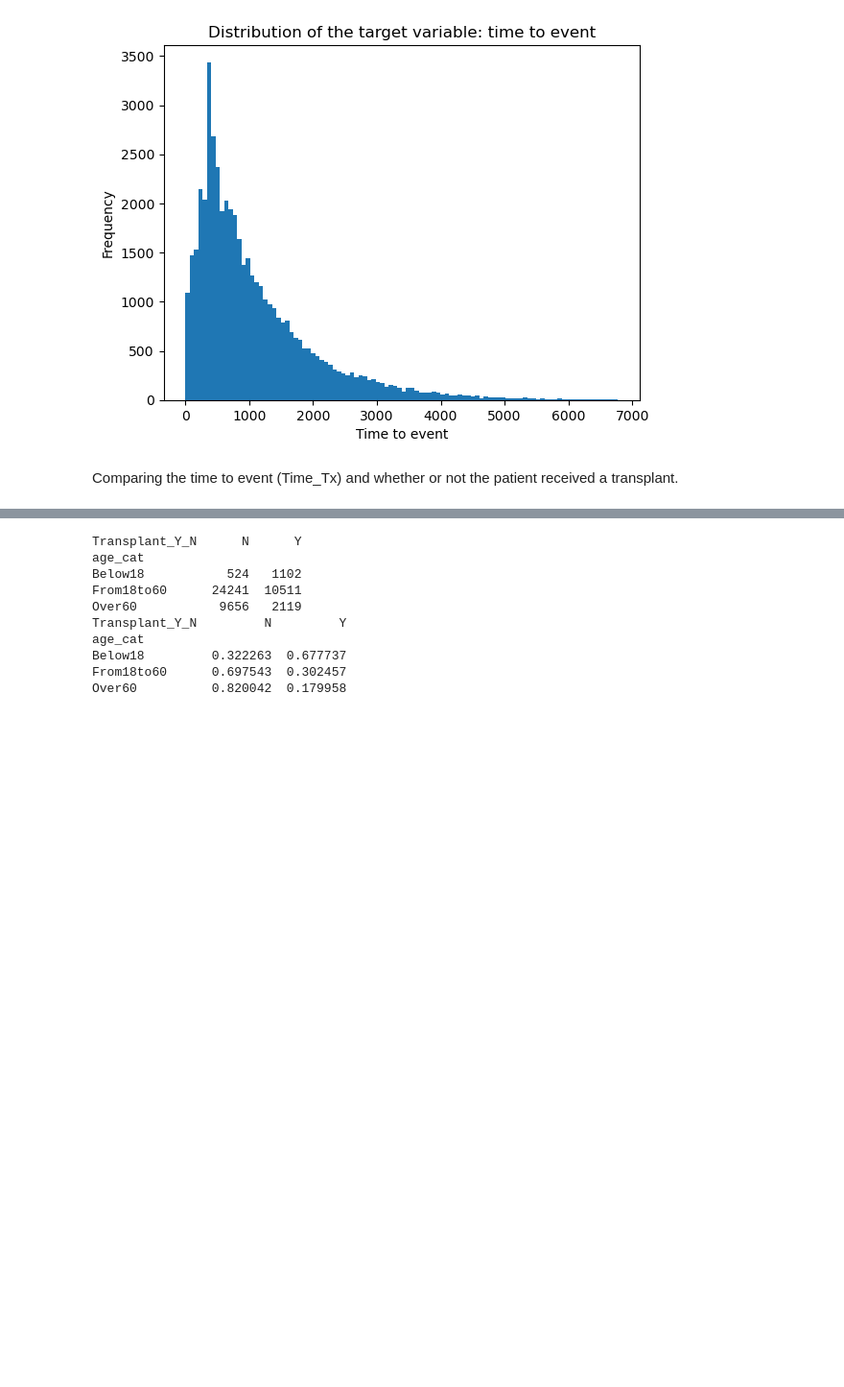
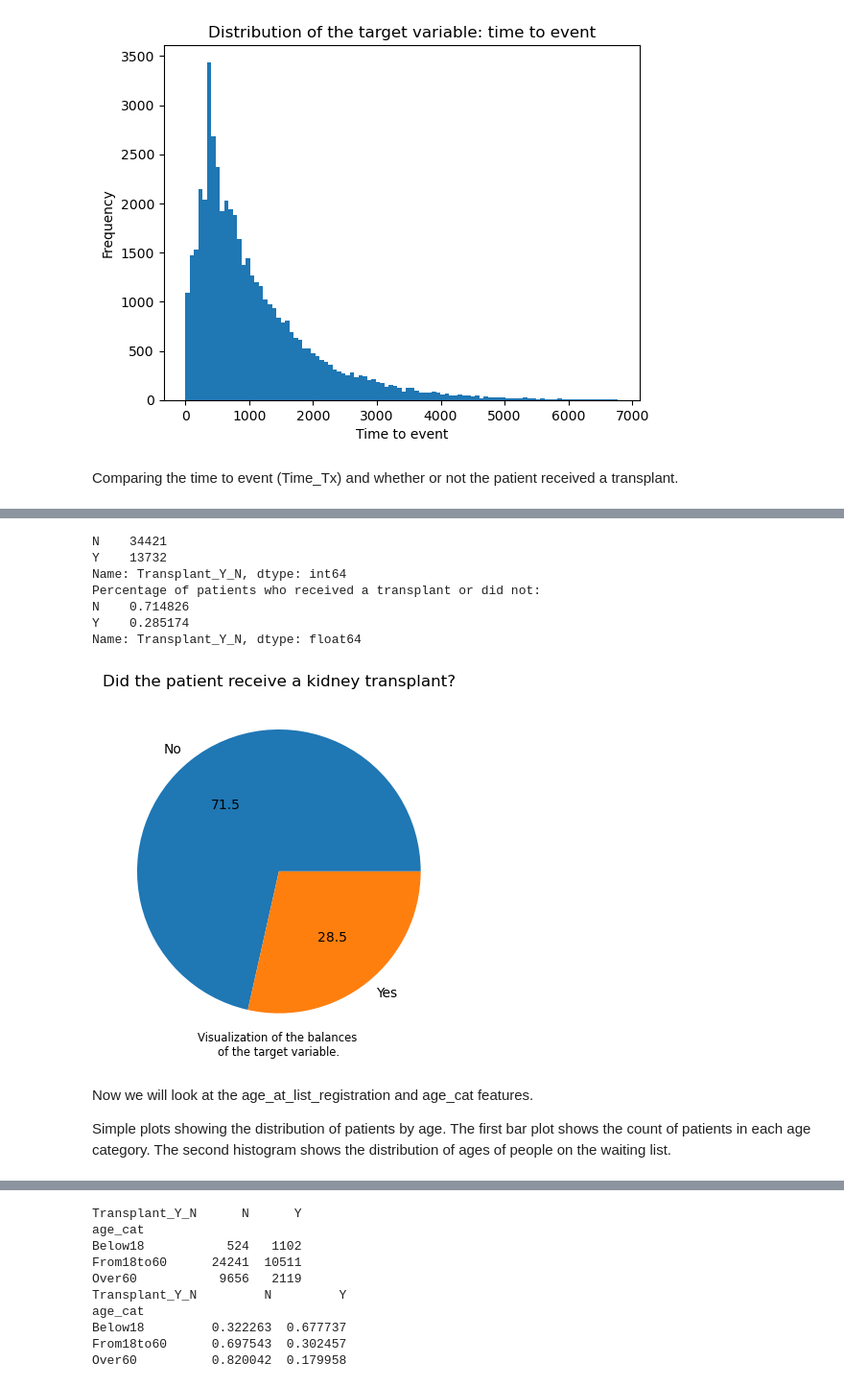
Before and after one commit to lross4/data1030_project, a Jupyter notebook: src/kidney_transplant_project.ipynb, the cells around one changed output, grey strips where cells are left out. Shown at 96% size. Cells and saved outputs as stored; diff of their text form; code cells hidden in the pictures; blank space fills up the shorter version.

```diff
--- a/src/kidney_transplant_project.ipynb
+++ b/src/kidney_transplant_project.ipynb
@@ -149,0 +219,30 @@ Name: Time_Tx, Length: 34421, dtype: float64
+# %%
+# Transplant_Y_N as the target variable
+print(df['Transplant_Y_N'].value_counts())
+
+print('Percentage of patients who received a transplant or did not:')
+percent_transplants = df['Transplant_Y_N'].value_counts()/len(df)
+print(percent_transplants)
+
+caption = 'Visualization of the balances \n\
+of the target variable.'
+
+percent_transplants.plot.pie(labels=['No','Yes'],autopct='%.1f')
+plt.title('Did the patient receive a kidney transplant?')
+plt.ylabel('')
+plt.savefig('../figures/pie_transplant_y_n.png')
+plt.text(0,-1.3,caption,size='small',ha='center')
+plt.show()
+# %% [output]
+N    34421
+Y    13732
+Name: Transplant_Y_N, dtype: int64
+Percentage of patients who received a transplant or did not:
+N    0.714826
+Y    0.285174
+Name: Transplant_Y_N, dtype: float64
+[figure, added]
+# %% [markdown]
+Now we will look at the age_at_list_registration and age_cat features.
+
+Simple plots showing the distribution of patients by age. The first bar plot shows the count of patients in each age category. The second histogram shows the distribution of ages of people on the waiting list.
```
Also changed, not shown: parts of 106 cells of this notebook, 25 other files.
